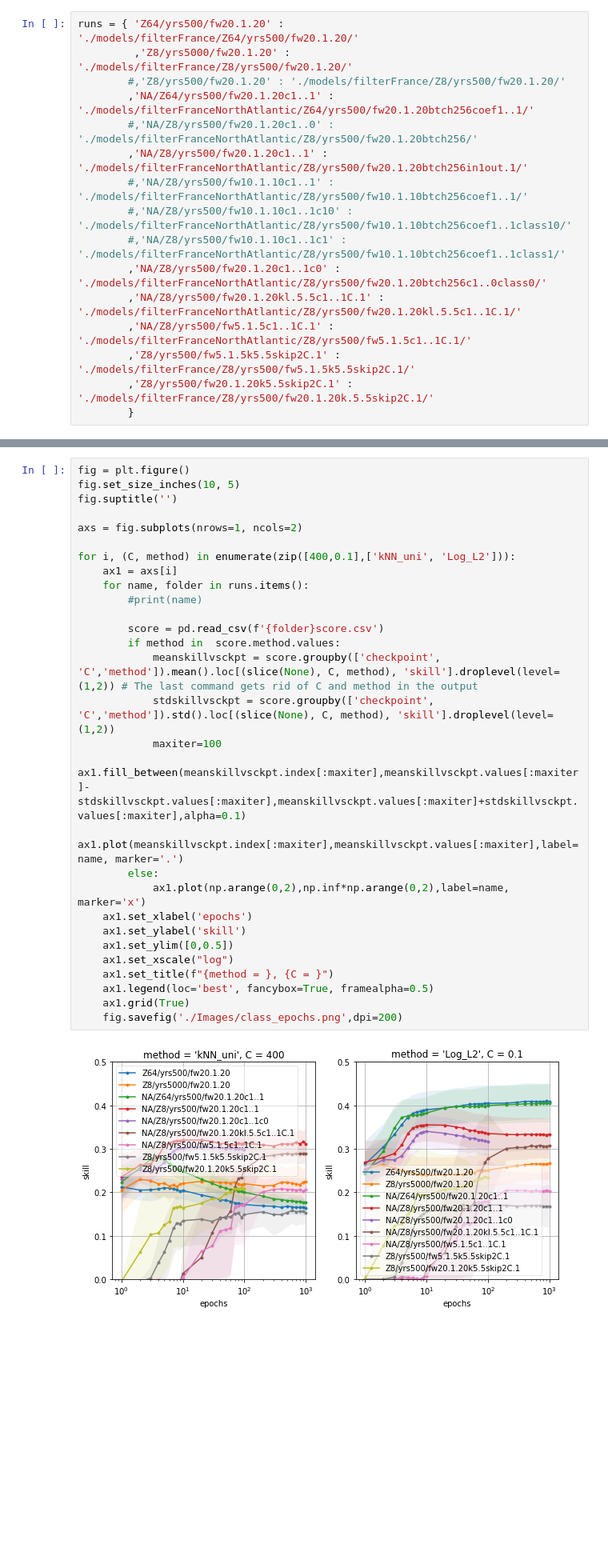
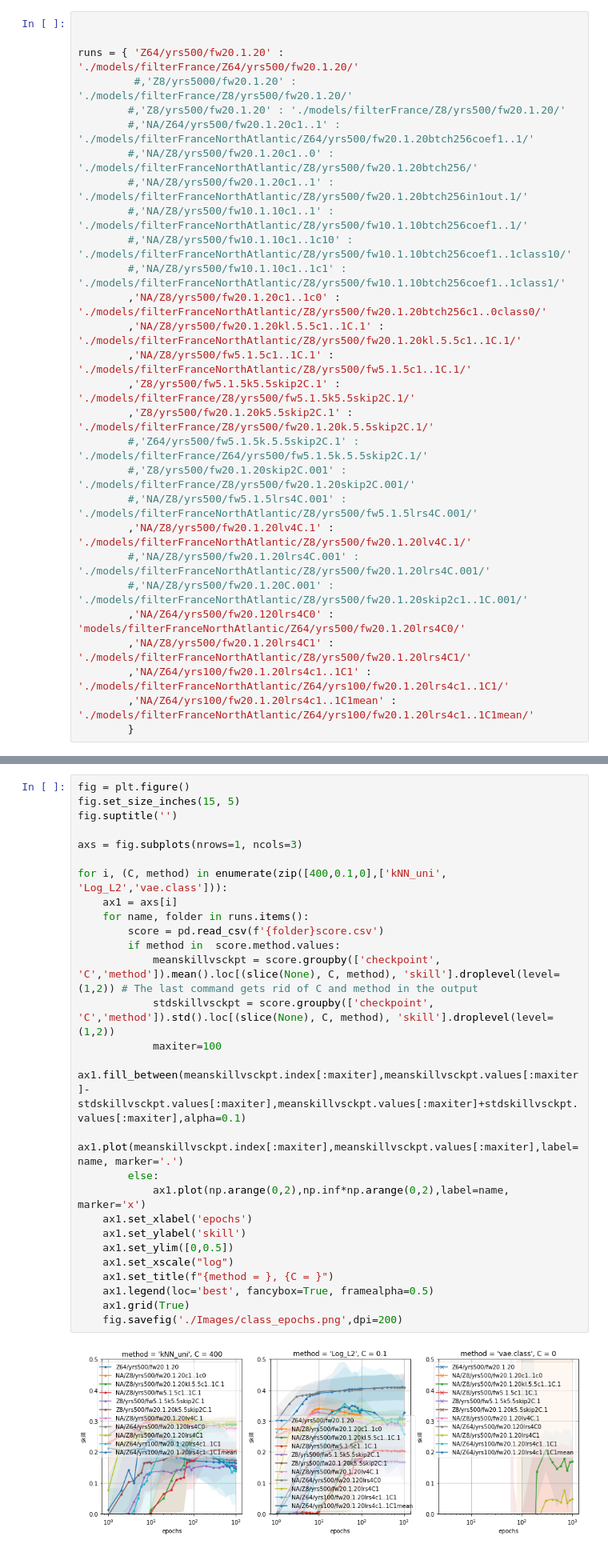
Before and after one commit to georgemilosh/Climate-Learning, a Jupyter notebook: VAE/score.ipynb, the cells around one changed output, grey strips where cells are left out. Shown at 80% size. Cells and saved outputs as stored; diff of their text form; blank space fills up the shorter version.

```diff
--- a/VAE/score.ipynb
+++ b/VAE/score.ipynb
@@ -73,12 +82,14 @@ runs = { 'control' :                            './models/filterFrance/Z64/yrs10
         ,'NA/Z8/yrs100/fw10.1.10c1..1c10' :     './models/filterFranceNorthAtlantic/Z8/yrs100/fw10.1.10btch256coef1..1class10/'
         }
 # %%
+
+
 runs = { 'Z64/yrs500/fw20.1.20' :   './models/filterFrance/Z64/yrs500/fw20.1.20/'
-         ,'Z8/yrs5000/fw20.1.20' :   './models/filterFrance/Z8/yrs500/fw20.1.20/'
+         #,'Z8/yrs5000/fw20.1.20' :   './models/filterFrance/Z8/yrs500/fw20.1.20/'
         #,'Z8/yrs500/fw20.1.20' : './models/filterFrance/Z8/yrs500/fw20.1.20/'
-        ,'NA/Z64/yrs500/fw20.1.20c1..1' : './models/filterFranceNorthAtlantic/Z64/yrs500/fw20.1.20btch256coef1..1/'
+        #,'NA/Z64/yrs500/fw20.1.20c1..1' : './models/filterFranceNorthAtlantic/Z64/yrs500/fw20.1.20btch256coef1..1/'
         #,'NA/Z8/yrs500/fw20.1.20c1..0' : './models/filterFranceNorthAtlantic/Z8/yrs500/fw20.1.20btch256/'
-        ,'NA/Z8/yrs500/fw20.1.20c1..1' : './models/filterFranceNorthAtlantic/Z8/yrs500/fw20.1.20btch256in1out.1/'
+        #,'NA/Z8/yrs500/fw20.1.20c1..1' : './models/filterFranceNorthAtlantic/Z8/yrs500/fw20.1.20btch256in1out.1/'
         #,'NA/Z8/yrs500/fw10.1.10c1..1' : './models/filterFranceNorthAtlantic/Z8/yrs500/fw10.1.10btch256coef1..1/'
         #,'NA/Z8/yrs500/fw10.1.10c1..1c10' : './models/filterFranceNorthAtlantic/Z8/yrs500/fw10.1.10btch256coef1..1class10/'
         #,'NA/Z8/yrs500/fw10.1.10c1..1c1' : './models/filterFranceNorthAtlantic/Z8/yrs500/fw10.1.10btch256coef1..1class1/'
@@ -87,6 +98,16 @@ runs = { 'Z64/yrs500/fw20.1.20' :   './models/filterFrance/Z64/yrs500/fw20.1.20/
         ,'NA/Z8/yrs500/fw5.1.5c1..1C.1' : './models/filterFranceNorthAtlantic/Z8/yrs500/fw5.1.5c1..1C.1/'
         ,'Z8/yrs500/fw5.1.5k5.5skip2C.1' : './models/filterFrance/Z8/yrs500/fw5.1.5k5.5skip2C.1/'
         ,'Z8/yrs500/fw20.1.20k5.5skip2C.1' : './models/filterFrance/Z8/yrs500/fw20.1.20k.5.5skip2C.1/'
+        #,'Z64/yrs500/fw5.1.5k.5.5skip2C.1' : './models/filterFrance/Z64/yrs500/fw5.1.5k.5.5skip2C.1/'
+        #,'Z8/yrs500/fw20.1.20skip2C.001' : './models/filterFrance/Z8/yrs500/fw20.1.20skip2C.001/'
+        #,'NA/Z8/yrs500/fw5.1.5lrs4C.001' : './models/filterFranceNorthAtlantic/Z8/yrs500/fw5.1.5lrs4C.001/'
+        ,'NA/Z8/yrs500/fw20.1.20lv4C.1' : './models/filterFranceNorthAtlantic/Z8/yrs500/fw20.1.20lv4C.1/'
+        #,'NA/Z8/yrs500/fw20.1.20lrs4C.001' : './models/filterFranceNorthAtlantic/Z8/yrs500/fw20.1.20lrs4C.001/'
+        #,'NA/Z8/yrs500/fw20.1.20C.001' : './models/filterFranceNorthAtlantic/Z8/yrs500/fw20.1.20skip2c1..1C.001/'
+        ,'NA/Z64/yrs500/fw20.120lrs4C0' : 'models/filterFranceNorthAtlantic/Z64/yrs500/fw20.1.20lrs4C0/'
+        ,'NA/Z8/yrs500/fw20.1.20lrs4C1' : './models/filterFranceNorthAtlantic/Z8/yrs500/fw20.1.20lrs4C1/'
+        ,'NA/Z64/yrs100/fw20.1.20lrs4c1..1C1' : './models/filterFranceNorthAtlantic/Z64/yrs100/fw20.1.20lrs4c1..1C1/'
+        ,'NA/Z64/yrs100/fw20.1.20lrs4c1..1C1mean' : './models/filterFranceNorthAtlantic/Z64/yrs100/fw20.1.20lrs4c1..1C1mean/'
         }
 # %%
 fig = plt.figure()
@@ -141,31 +150,29 @@ score.groupby(['checkpoint', 'C','method']).mean().loc[1000,slice(None),'Log_L2'
 # %%
 fig = plt.figure()
-fig.set_size_inches(10, 5)
+fig.set_size_inches(15, 5)
 fig.suptitle('')
 
-axs = fig.subplots(nrows=1, ncols=2)
+axs = fig.subplots(nrows=1, ncols=3)
 
-for i, (C, method) in enumerate(zip([400,0.1],['kNN_uni', 'Log_L2'])):
+for i, (C, method) in enumerate(zip([400,0.1,0],['kNN_uni', 'Log_L2','vae.class'])):
     ax1 = axs[i]
     for name, folder in runs.items():
-        #print(name)
-
         score = pd.read_csv(f'{folder}score.csv')
         if method in  score.method.values:
             meanskillvsckpt = score.groupby(['checkpoint', 'C','method']).mean().loc[(slice(None), C, method), 'skill'].droplevel(level=(1,2)) # The last command gets rid of C and method in the output
             stdskillvsckpt = score.groupby(['checkpoint', 'C','method']).std().loc[(slice(None), C, method), 'skill'].droplevel(level=(1,2))
             maxiter=100
             ax1.fill_between(meanskillvsckpt.index[:maxiter],meanskillvsckpt.values[:maxiter]-stdskillvsckpt.values[:maxiter],meanskillvsckpt.values[:maxiter]+stdskillvsckpt.values[:maxiter],alpha=0.1)
             ax1.plot(meanskillvsckpt.index[:maxiter],meanskillvsckpt.values[:maxiter],label=name, marker='.')
         else:
             ax1.plot(np.arange(0,2),np.inf*np.arange(0,2),label=name, marker='x')
     ax1.set_xlabel('epochs')
     ax1.set_ylabel('skill')
     ax1.set_ylim([0,0.5])
     ax1.set_xscale("log")
     ax1.set_title(f"{method = }, {C = }")
     ax1.legend(loc='best', fancybox=True, framealpha=0.5)
     ax1.grid(True)
     fig.savefig('./Images/class_epochs.png',dpi=200)
 # %% [output]
-[figure, old version]
+[figure, new version]
```
Also changed, not shown: parts of 6 cells of this notebook, 3 other files.
